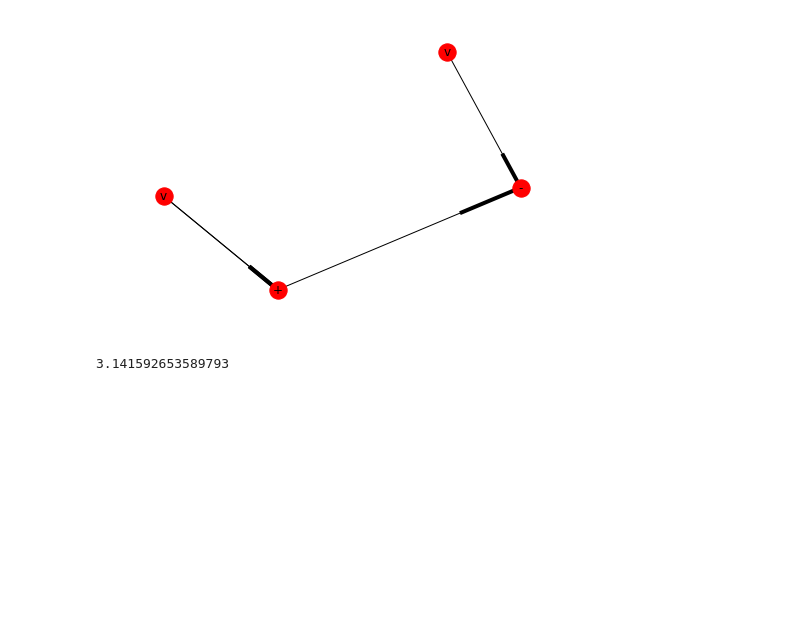
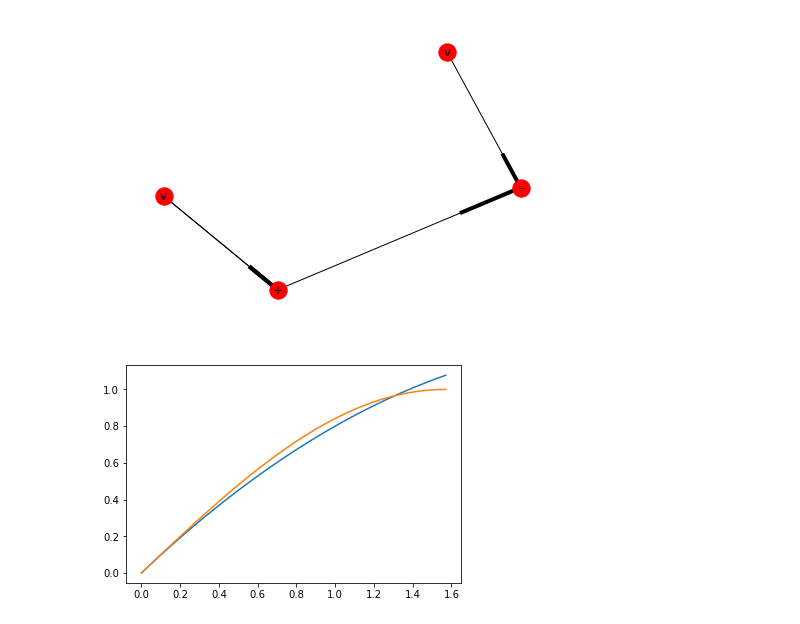
Before and after one commit to Xenophyte/Long-Term-Memory-AI, a Jupyter notebook: function nesting.ipynb, the cells around one changed output. Cells and saved outputs as stored; diff of their text form; code cells hidden in the pictures; blank space fills up the shorter version.

```diff
--- a/function nesting.ipynb
+++ b/function nesting.ipynb
@@ -410,7 +423,13 @@ draw(g4)
 [figure]
 reference update:
 [figure]
-# %%
-math.pi
-# %% [output]
-3.141592653589793
+# %%
+pylab.close()
+x = np.linspace(0,math.pi/2,100)
+y = x-0.2*x**2
+pylab.plot(x,y)
+y = np.sin(x)
+pylab.plot(x,y)
+pylab.show()
+# %% [output]
+[figure, added]
```
Also changed, not shown: parts of 4 cells of this notebook, 1 other file.
